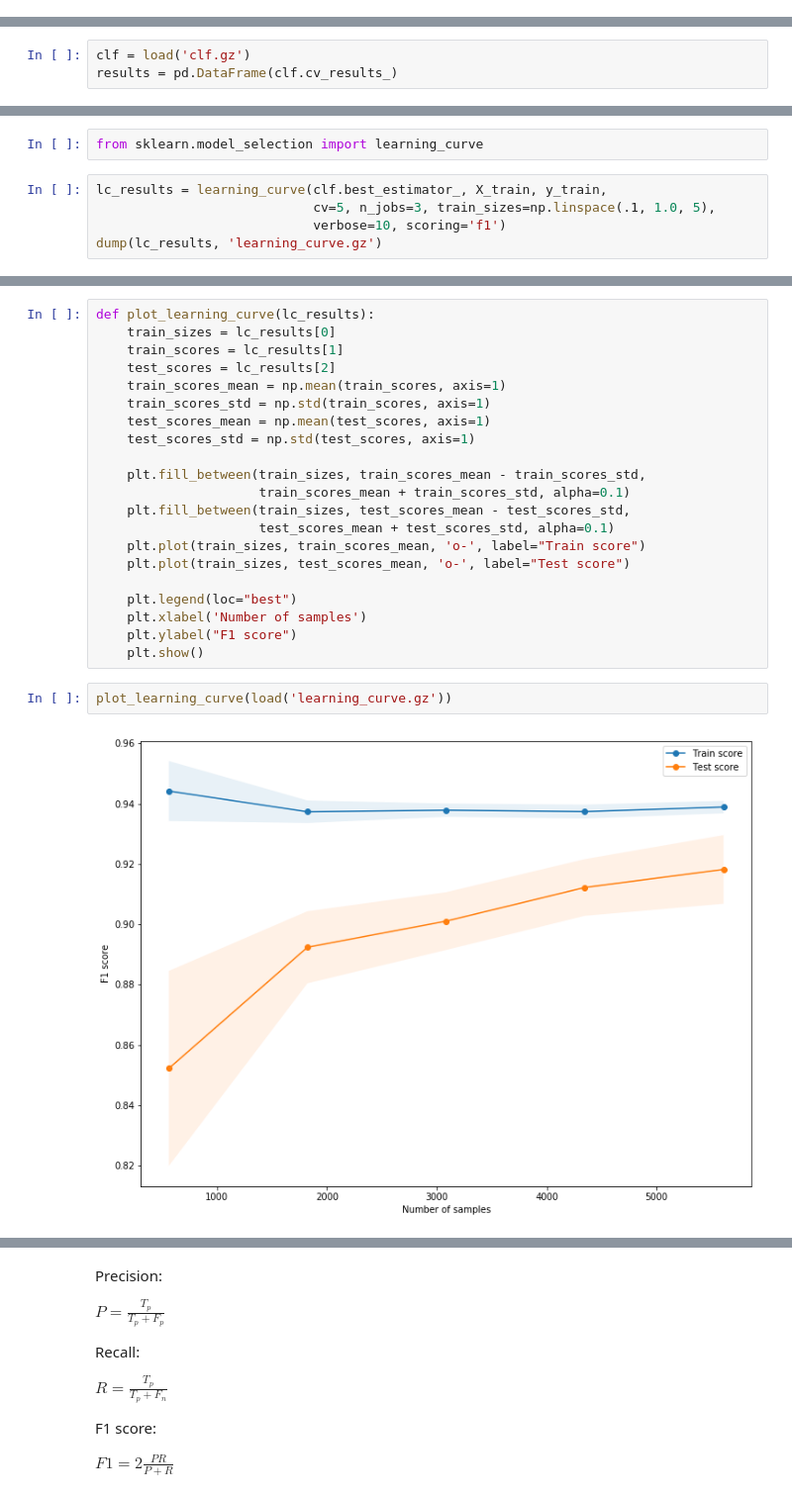
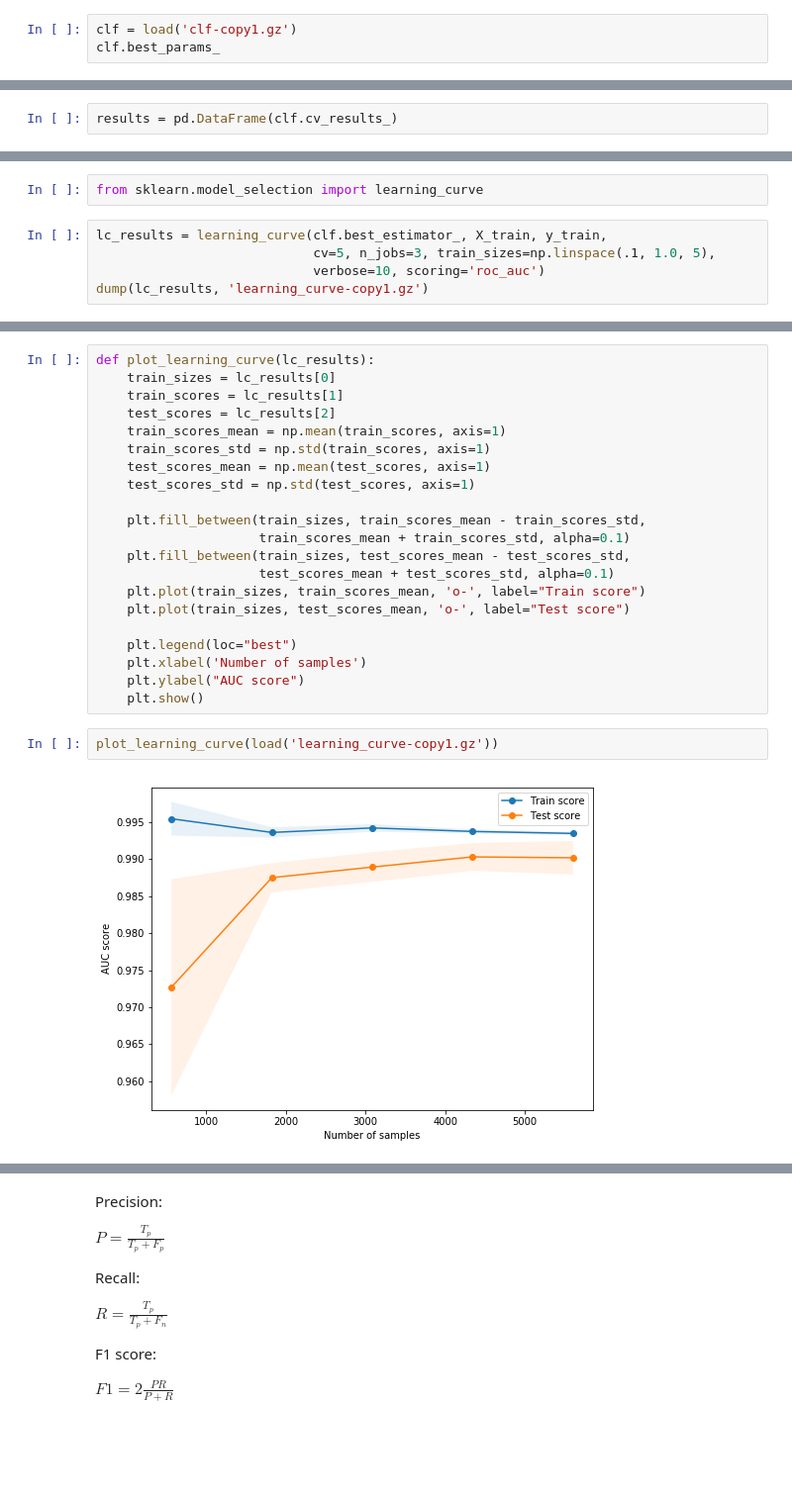
Before and after one commit to wesbarnett/spam-or-ham, a Jupyter notebook: Spam or Ham.ipynb, the cells around one changed output, grey strips where cells are left out. Shown at 99% size. Drawn from its saved outputs; the diff is of its cells as text; blank space fills up the shorter version.

```diff
--- a/Spam or Ham.ipynb
+++ b/Spam or Ham.ipynb
@@ -307,0 +352,3 @@ Fitting 5 folds for each of 5 candidates, totalling 25 fits
+# %%
+clf = load('clf-copy1.gz')
+clf.best_params_
@@ -312,3 +365,2 @@ Below we plot the validation curve, showing the average train and validation sco
 # %%
-clf = load('clf.gz')
 results = pd.DataFrame(clf.cv_results_)
@@ -342,8 +395,8 @@ from sklearn.model_selection import learning_curve
 # %%
 lc_results = learning_curve(clf.best_estimator_, X_train, y_train,
                             cv=5, n_jobs=3, train_sizes=np.linspace(.1, 1.0, 5),
-                            verbose=10, scoring='f1')
-dump(lc_results, 'learning_curve.gz')
+                            verbose=10, scoring='roc_auc')
+dump(lc_results, 'learning_curve-copy1.gz')
 # %% [output]
 [learning_curve] Training set sizes: [ 560 1822 3084 4346 5609]
 [CV]  ................................................................
@@ -409,9 +463,9 @@ def plot_learning_curve(lc_results):
 
     plt.legend(loc="best")
     plt.xlabel('Number of samples')
-    plt.ylabel("F1 score")
+    plt.ylabel("AUC score")
     plt.show()
 # %%
-plot_learning_curve(load('learning_curve.gz'))
+plot_learning_curve(load('learning_curve-copy1.gz'))
 # %% [output]
-[figure, old version]
+[figure, new version]
```
Also changed, not shown: parts of 53 cells of this notebook, 1 other file.
